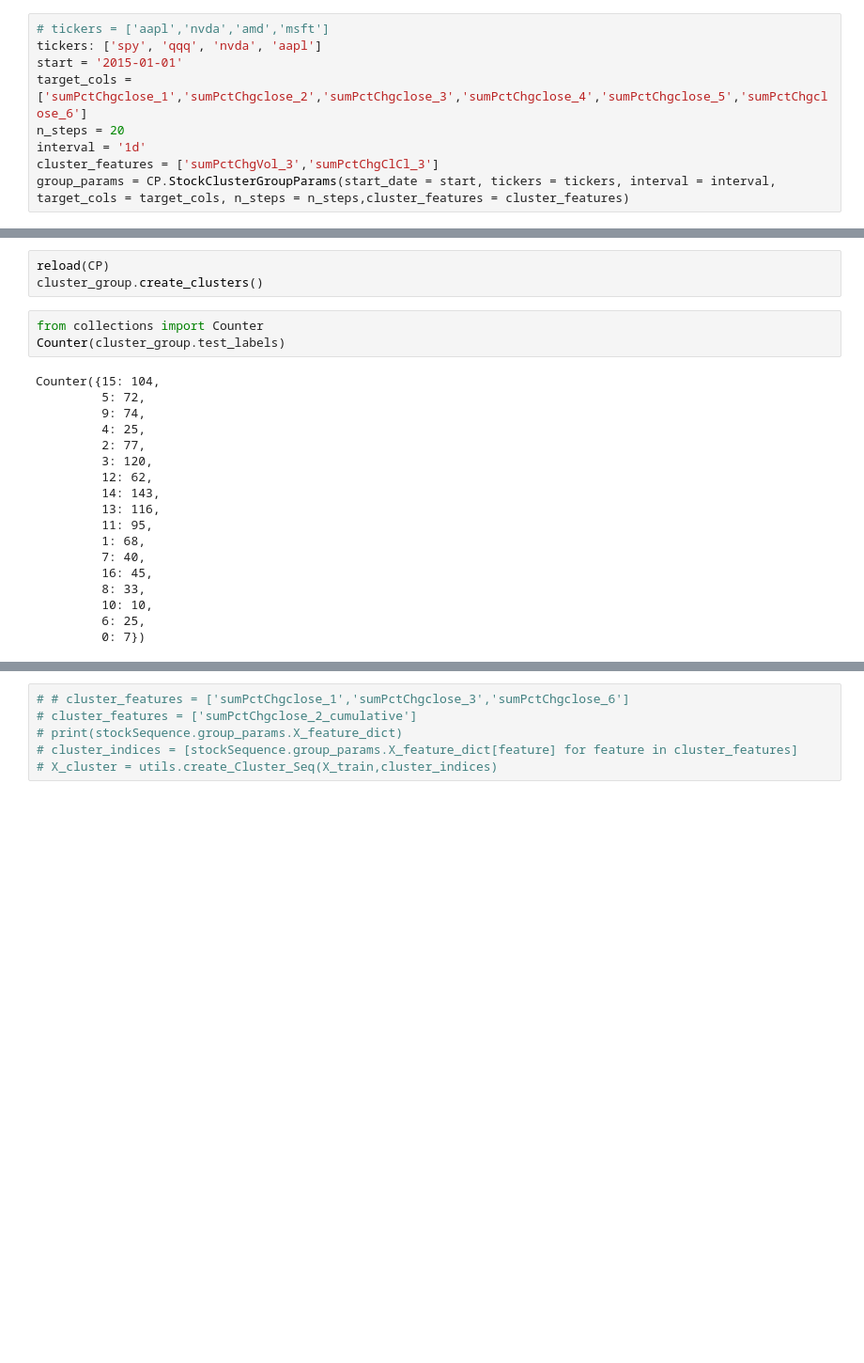
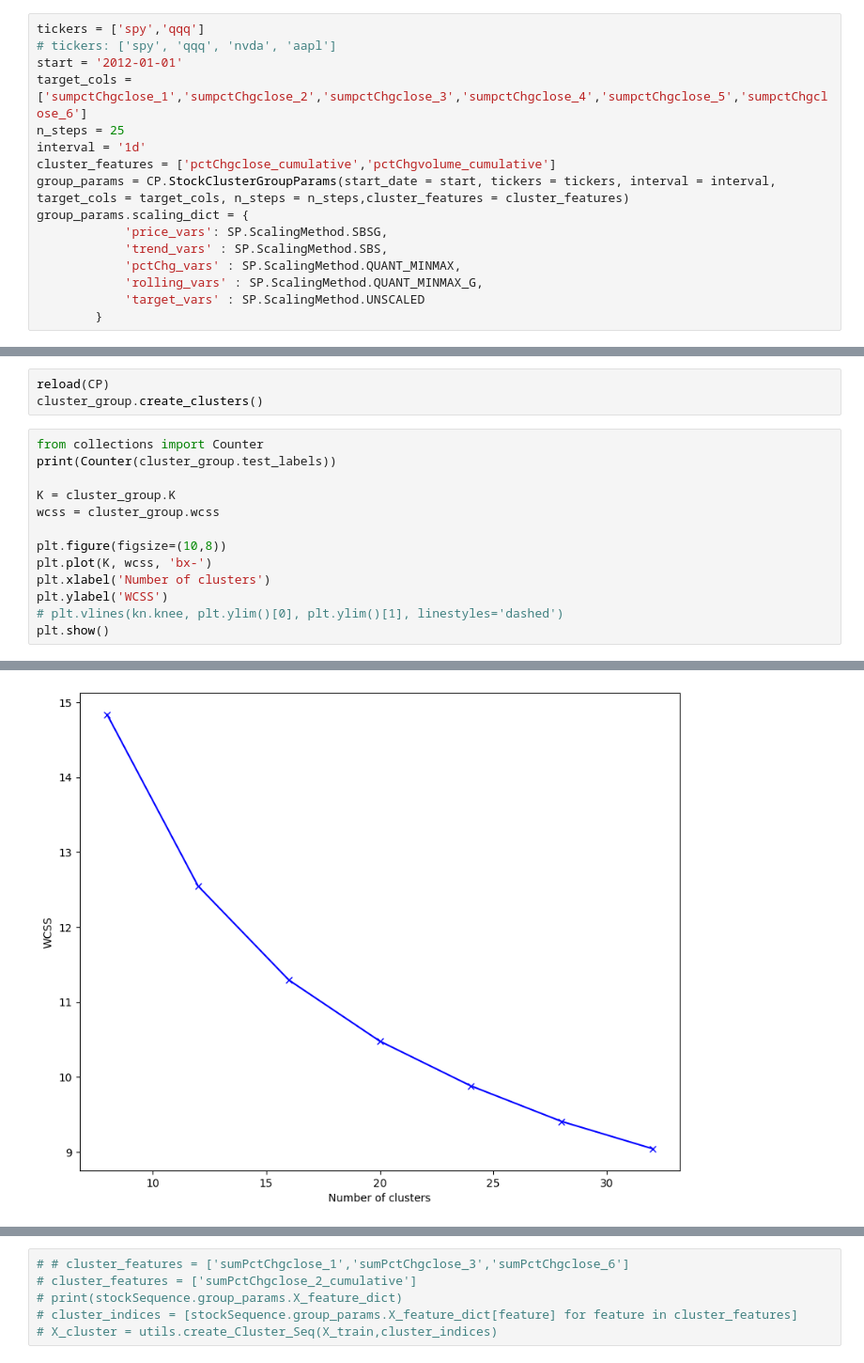
Before and after one commit to apassero01/StockDeepLearning, a Jupyter notebook: CleanUp/Pipeline.ipynb, the cells around one changed output, grey strips where cells are left out. Shown at 94% size. Cells and saved outputs as stored; diff of their text form; blank space fills up the shorter version.

```diff
--- a/CleanUp/Pipeline.ipynb
+++ b/CleanUp/Pipeline.ipynb
@@ -22,14 +22,21 @@ reload(SP)
 reload(CP)
 pd.set_option('display.max_columns', 100)
 # %%
-# tickers = ['aapl','nvda','amd','msft']
-tickers: ['spy', 'qqq', 'nvda', 'aapl']
-start = '2015-01-01'
-target_cols = ['sumPctChgclose_1','sumPctChgclose_2','sumPctChgclose_3','sumPctChgclose_4','sumPctChgclose_5','sumPctChgclose_6']
-n_steps = 20
+tickers = ['spy','qqq']
+# tickers: ['spy', 'qqq', 'nvda', 'aapl']
+start = '2012-01-01'
+target_cols = ['sumpctChgclose_1','sumpctChgclose_2','sumpctChgclose_3','sumpctChgclose_4','sumpctChgclose_5','sumpctChgclose_6']
+n_steps = 25
 interval = '1d'
-cluster_features = ['sumPctChgVol_3','sumPctChgClCl_3']
+cluster_features = ['pctChgclose_cumulative','pctChgvolume_cumulative']
 group_params = CP.StockClusterGroupParams(start_date = start, tickers = tickers, interval = interval, target_cols = target_cols, n_steps = n_steps,cluster_features = cluster_features)
+group_params.scaling_dict = {
+            'price_vars': SP.ScalingMethod.SBSG,
+            'trend_vars' : SP.ScalingMethod.SBS,
+            'pctChg_vars' : SP.ScalingMethod.QUANT_MINMAX,
+            'rolling_vars' : SP.ScalingMethod.QUANT_MINMAX_G,
+            'target_vars' : SP.ScalingMethod.UNSCALED
+        }
 # %%
 cluster_group = CP.StockClusterGroup(group_params)
 cluster_group.create_data_set()
@@ -67,24 +74,17 @@ cluster_group.run_clustering()
 # %%
 reload(CP)
 cluster_group.create_clusters()
-# %%
-from collections import Counter
-Counter(cluster_group.test_labels)
-# %% [output]
-Counter({15: 104,
-         5: 72,
-         9: 74,
-         4: 25,
-         2: 77,
-         3: 120,
-         12: 62,
-         14: 143,
-         13: 116,
-         11: 95,
-         1: 68,
-         7: 40,
-         16: 45,
-         8: 33,
-         10: 10,
-         6: 25,
-         0: 7})
+# %%
+from collections import Counter
+print(Counter(cluster_group.test_labels))
+
+K = cluster_group.K
+wcss = cluster_group.wcss
+
+plt.figure(figsize=(10,8))
+plt.plot(K, wcss, 'bx-')
+plt.xlabel('Number of clusters')
+plt.ylabel('WCSS')
+# plt.vlines(kn.knee, plt.ylim()[0], plt.ylim()[1], linestyles='dashed')
+plt.show()
+# %% [output]
@@ -91,3 +92,4 @@ Counter({15: 104,
+[figure, added]
 # %%
 cluster_group.display_all_clusters()
 # %% [output]
```
Also changed, not shown: parts of 10 cells of this notebook, 2 other files.
